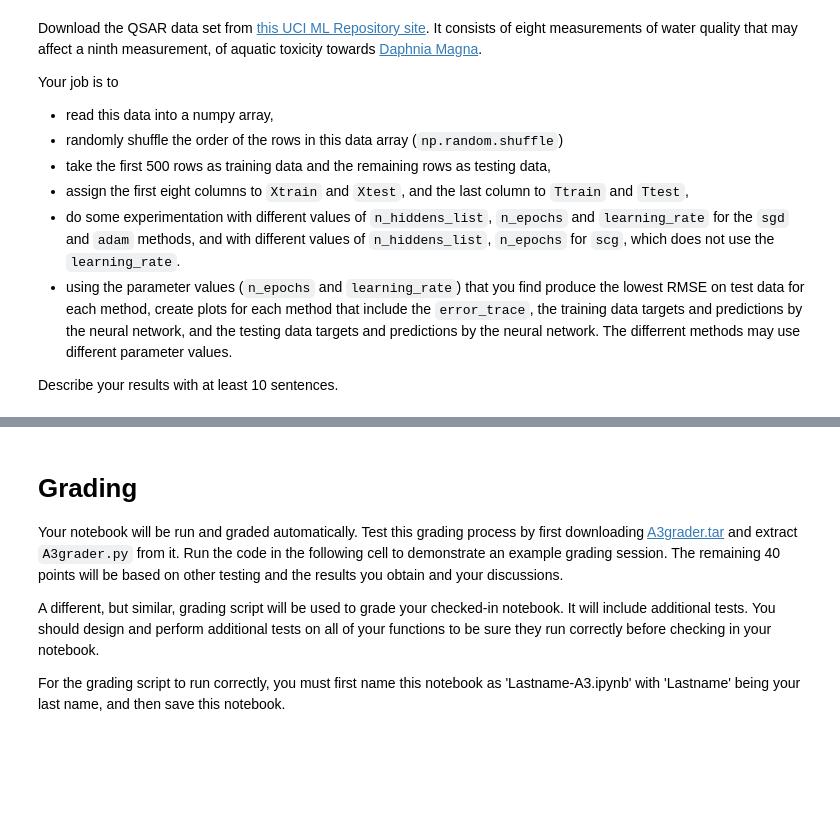
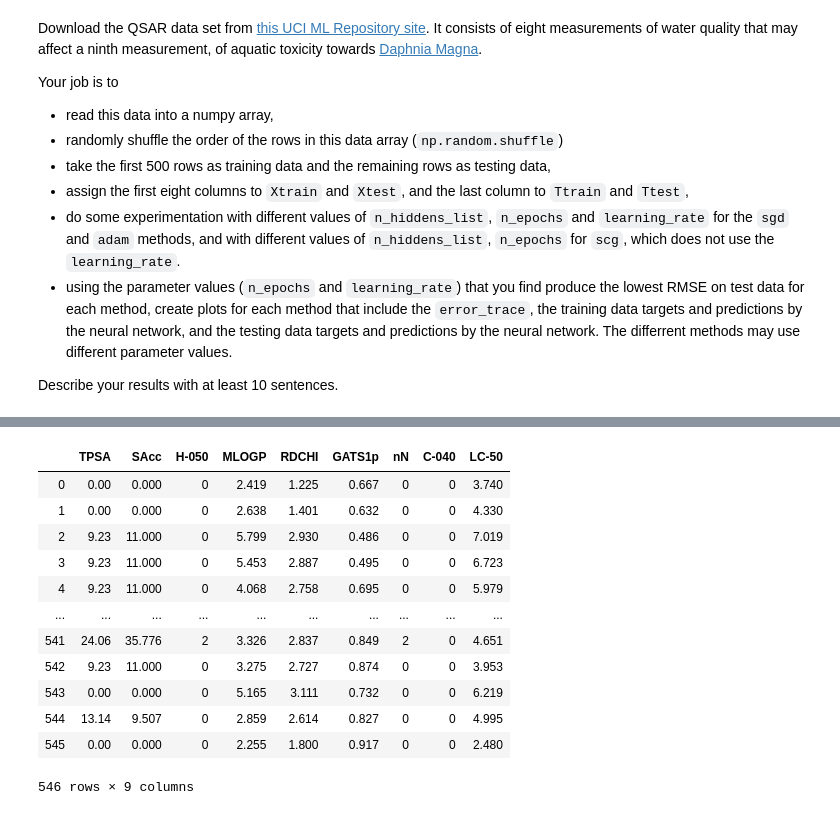
Before and after one commit to MillerRidgeway/MachineLearningNotebooks, a Jupyter notebook: Ridgeway-A3.ipynb, the cells around one changed output, grey strips where cells are left out. Saved outputs shown, nothing was run; the diff lists cells and outputs as text; code cells hidden in the pictures; blank space fills up the shorter version.

```diff
--- a/Ridgeway-A3.ipynb
+++ b/Ridgeway-A3.ipynb
@@ -417,8 +446,21 @@ Here is an example of the plots we expect to see.
-# %% [markdown]
-# Grading
-
-Your notebook will be run and graded automatically. Test this grading process by first downloading [A3grader.tar](http://www.cs.colostate.edu/~anderson/cs545/notebooks/A3grader.tar) and extract `A3grader.py` from it. Run the code in the following cell to demonstrate an example grading session.  The remaining 40 points will be based on other testing and the results you obtain and your discussions.
-
-A different, but similar, grading script will be used to grade your checked-in notebook. It will include additional tests. You should design and perform additional tests on all of your functions to be sure they run correctly before checking in your notebook.
-
-For the grading script to run correctly, you must first name this notebook as 'Lastname-A3.ipynb' with 'Lastname' being your last name, and then save this notebook.
+# %%
+import pandas as pd
+
+#Import as Pandas Dataframe
+headers = ["TPSA", "SAcc", "H-050", "MLOGP", "RDCHI", "GATS1p", "nN", "C-040", "LC-50"]
+aqua_df = pd.read_csv("qsar_aquatic_toxicity.csv", delimiter=';', names=headers)
+aqua_df
+# %% [output]
+|  | TPSA | SAcc | H-050 | MLOGP | RDCHI | GATS1p | nN | C-040 | LC-50 |
+| 0 | 0.00 | 0.000 | 0 | 2.419 | 1.225 | 0.667 | 0 | 0 | 3.740 |
+| 1 | 0.00 | 0.000 | 0 | 2.638 | 1.401 | 0.632 | 0 | 0 | 4.330 |
+| 2 | 9.23 | 11.000 | 0 | 5.799 | 2.930 | 0.486 | 0 | 0 | 7.019 |
+| 3 | 9.23 | 11.000 | 0 | 5.453 | 2.887 | 0.495 | 0 | 0 | 6.723 |
+| 4 | 9.23 | 11.000 | 0 | 4.068 | 2.758 | 0.695 | 0 | 0 | 5.979 |
+| ... | ... | ... | ... | ... | ... | ... | ... | ... | ... |
+| 541 | 24.06 | 35.776 | 2 | 3.326 | 2.837 | 0.849 | 2 | 0 | 4.651 |
+| 542 | 9.23 | 11.000 | 0 | 3.275 | 2.727 | 0.874 | 0 | 0 | 3.953 |
+| 543 | 0.00 | 0.000 | 0 | 5.165 | 3.111 | 0.732 | 0 | 0 | 6.219 |
+| 544 | 13.14 | 9.507 | 0 | 2.859 | 2.614 | 0.827 | 0 | 0 | 4.995 |
+| 545 | 0.00 | 0.000 | 0 | 2.255 | 1.800 | 0.917 | 0 | 0 | 2.480 |
+546 rows × 9 columns
```
Also changed, not shown: parts of 30 cells of this notebook, 2 other files.
